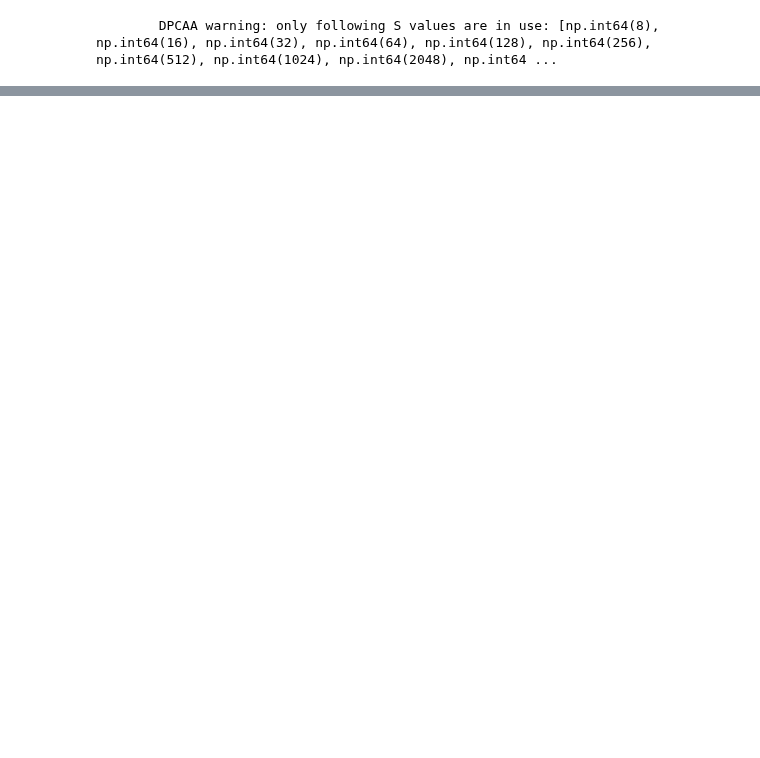
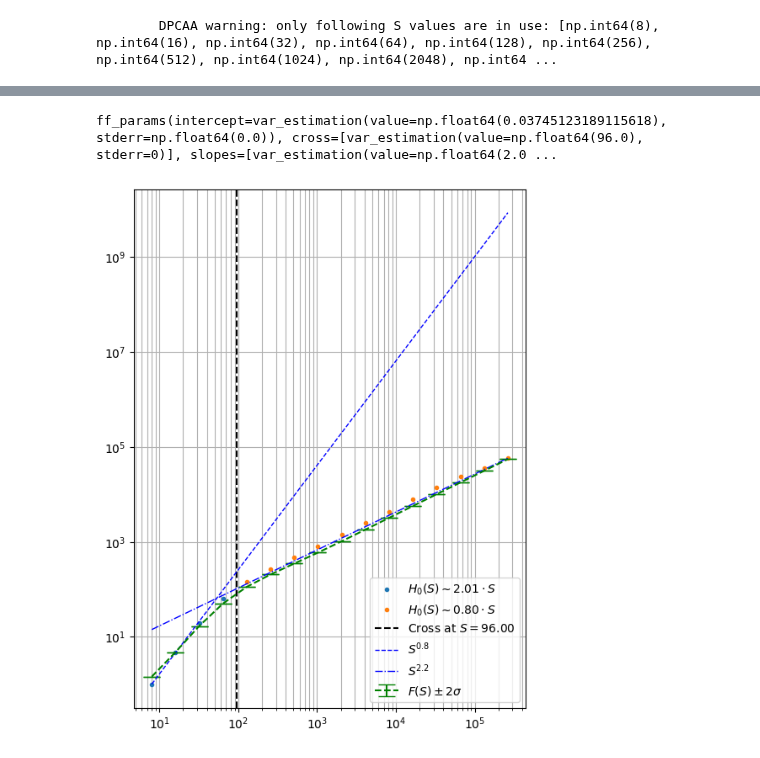
Before and after one commit to Digiratory/FluctuationAnalysisTools, a Jupyter notebook: research/multi_scale_fractional_generator.py.ipynb, the cells around one changed output, grey strips where cells are left out. Cells and saved outputs as stored; diff of their text form; code cells hidden in the pictures; blank space fills up the shorter version.

```diff
--- a/research/multi_scale_fractional_generator.py.ipynb
+++ b/research/multi_scale_fractional_generator.py.ipynb
@@ -37,0 +44,2 @@ p1, r1, f1, s1 = dpcca(signals, 2, step, S, processes=threads, n_integral=1)
+# %%
+ff_param, residuals = analyse_cross_ff_linregress(Fs_ave.reshape(1, len(Fs_ave)), s1, crossover_amount=1)
@@ -38 +79,29 @@ p1, r1, f1, s1 = dpcca(signals, 2, step, S, processes=threads, n_integral=1)
+# %%
+ff_param
+# %% [output]
+ff_params(intercept=var_estimation(value=np.float64(0.03745123189115618), stderr=np.float64(0.0)), cross=[var_estimation(value=np.float64(96.0), stderr=0)], slopes=[var_estimation(value=np.float64(2.0 ...
+# %%
+fig, ax = plt.subplots(figsize=(6, 8))
+plot_ff(
+    Fs_ave.reshape(1, -1),
+    s1,
+    ff_parameter=ff_param,
+    residuals=residuals,
+    ax=ax
+)
+
+plt.loglog(
+    s1, s1 ** h_list[0] / s1[0] ** h_list[0]* Fs_ave[0], "b--", linewidth=1, label=rf"$S^{{{h_list[1]}}}$"
+)
+plt.loglog(
+    s1,
+    s1 ** h_list[1] / s1[-1] ** h_list[1] * Fs_ave[-1],
+    "b-.",
+    linewidth=1,
+    label=rf"$S^{{{h_list[0]}}}$",
+)
+plt.legend()
+plt.show()
+# %% [output]
+[figure, added]
 # %%
```
Also changed, not shown: parts of 8 cells of this notebook, 9 other files.
